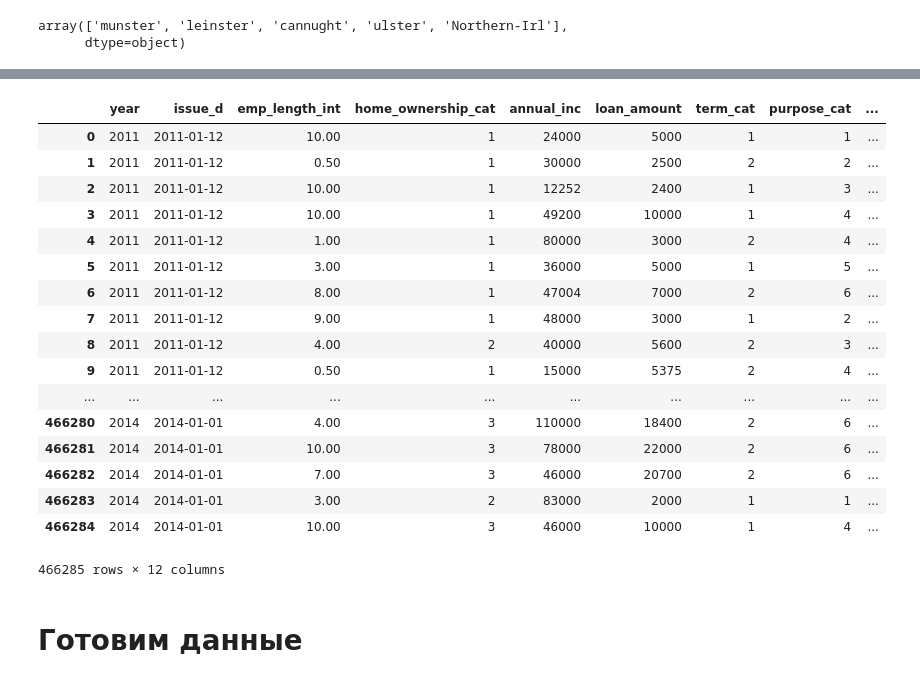
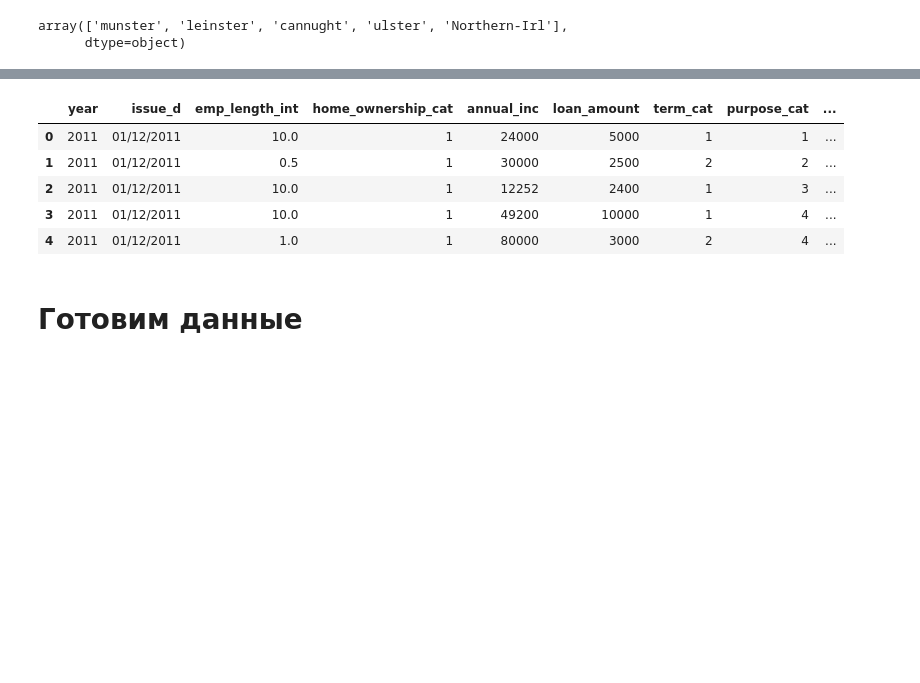
Before and after one commit to andreybrech/Machine_learning, a Jupyter notebook: 1. Bank_loan_clear.ipynb, the cells around one changed output, grey strips where cells are left out. Drawn from its saved outputs; the diff is of its cells as text; code cells hidden in the pictures; blank space fills up the shorter version.

```diff
--- a/1. Bank_loan_clear.ipynb
+++ b/1. Bank_loan_clear.ipynb
@@ -9,6 +9,8 @@ import matplotlib.pyplot as plt
 import pandas as pd
 %matplotlib inline
 pd.options.mode.chained_assignment = None  # default='warn'
+# %%
+path_loc = 'loan.csv'
 # %%
 url =  'https://www.kaggle.com/mrferozi/loan-data-for-dummy-bank/download'
 path = 'C:\loan2.csv'
@@ -21 +19,3 @@ pandas.core.frame.DataFrame
+# %%
+data = pd.read_csv(path_loc, sep = ',', header=0, engine = 'python')
 # %%
@@ -42,31 +30,0 @@ data
-# %%
-data.columns = ['id',
- 'year',
- 'issue_d',
- 'final_d',
- 'emp_length_int',
- 'home_ownership',
- 'home_ownership_cat',
- 'income_category',
- 'annual_inc',
- 'income_cat',
- 'loan_amount',
- 'term',
- 'term_cat',
- 'application_type',
- 'application_type_cat',
- 'purpose',
- 'purpose_cat',
- 'interest_payments',
- 'interest_payment_cat',
- 'loan_condition',
- 'loan_condition_cat',
- 'interest_rate',
- 'grade',
- 'grade_cat',
- 'dti',
- 'total_pymnt',
- 'total_rec_prncp',
- 'recoveries',
- 'installment',
- 'region']
@@ -94,2 +30,0 @@ data.head(100)
-# %%
-data['issue_d'] = pd.to_datetime(data['issue_d'])
@@ -661,23 +519,11 @@ data_reserv = data.drop([
 # %%
-data
+data.head()
 # %% [output]
 |  | year | issue_d | emp_length_int | home_ownership_cat | annual_inc | loan_amount | term_cat | purpose_cat | ... |
-| 0 | 2011 | 2011-01-12 | 10.00 | 1 | 24000 | 5000 | 1 | 1 | ... |
-| 1 | 2011 | 2011-01-12 | 0.50 | 1 | 30000 | 2500 | 2 | 2 | ... |
-| 2 | 2011 | 2011-01-12 | 10.00 | 1 | 12252 | 2400 | 1 | 3 | ... |
-| 3 | 2011 | 2011-01-12 | 10.00 | 1 | 49200 | 10000 | 1 | 4 | ... |
-| 4 | 2011 | 2011-01-12 | 1.00 | 1 | 80000 | 3000 | 2 | 4 | ... |
-| 5 | 2011 | 2011-01-12 | 3.00 | 1 | 36000 | 5000 | 1 | 5 | ... |
-| 6 | 2011 | 2011-01-12 | 8.00 | 1 | 47004 | 7000 | 2 | 6 | ... |
-| 7 | 2011 | 2011-01-12 | 9.00 | 1 | 48000 | 3000 | 1 | 2 | ... |
-| 8 | 2011 | 2011-01-12 | 4.00 | 2 | 40000 | 5600 | 2 | 3 | ... |
-| 9 | 2011 | 2011-01-12 | 0.50 | 1 | 15000 | 5375 | 2 | 4 | ... |
-| ... | ... | ... | ... | ... | ... | ... | ... | ... | ... |
-| 466280 | 2014 | 2014-01-01 | 4.00 | 3 | 110000 | 18400 | 2 | 6 | ... |
-| 466281 | 2014 | 2014-01-01 | 10.00 | 3 | 78000 | 22000 | 2 | 6 | ... |
-| 466282 | 2014 | 2014-01-01 | 7.00 | 3 | 46000 | 20700 | 2 | 6 | ... |
-| 466283 | 2014 | 2014-01-01 | 3.00 | 2 | 83000 | 2000 | 1 | 1 | ... |
-| 466284 | 2014 | 2014-01-01 | 10.00 | 3 | 46000 | 10000 | 1 | 4 | ... |
+| 0 | 2011 | 01/12/2011 | 10.0 | 1 | 24000 | 5000 | 1 | 1 | ... |
+| 1 | 2011 | 01/12/2011 | 0.5 | 1 | 30000 | 2500 | 2 | 2 | ... |
+| 2 | 2011 | 01/12/2011 | 10.0 | 1 | 12252 | 2400 | 1 | 3 | ... |
+| 3 | 2011 | 01/12/2011 | 10.0 | 1 | 49200 | 10000 | 1 | 4 | ... |
+| 4 | 2011 | 01/12/2011 | 1.0 | 1 | 80000 | 3000 | 2 | 4 | ... |
-466285 rows × 12 columns
 # %% [markdown]
 # Готовим данные
```
Also changed, not shown: parts of 107 cells of this notebook.
